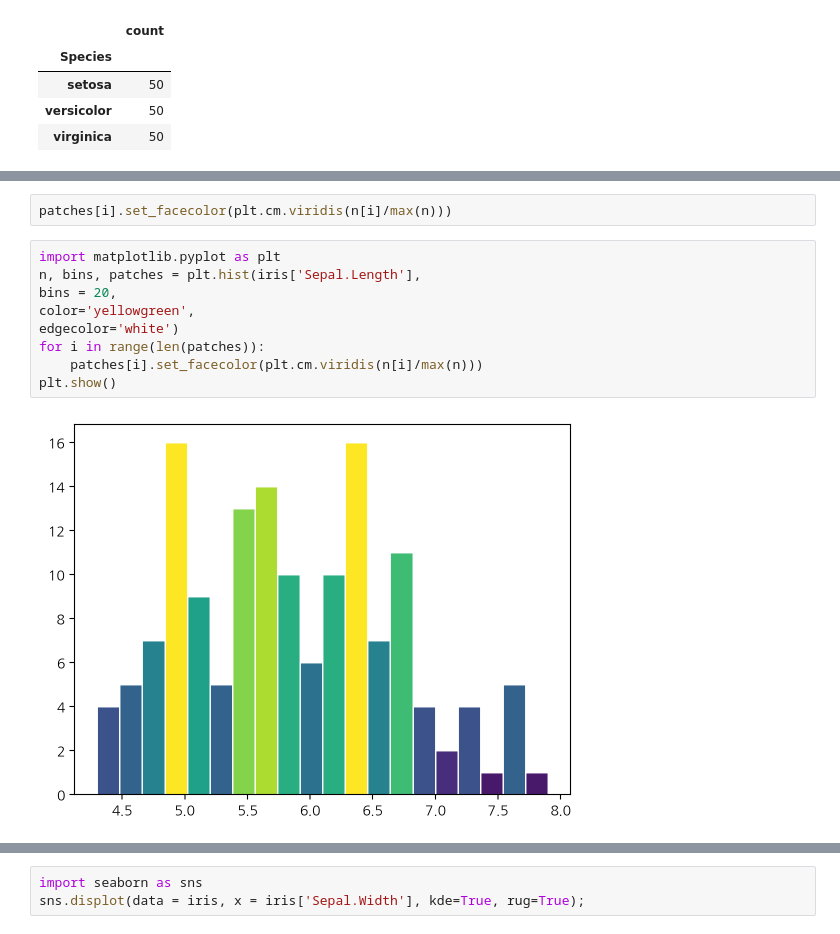
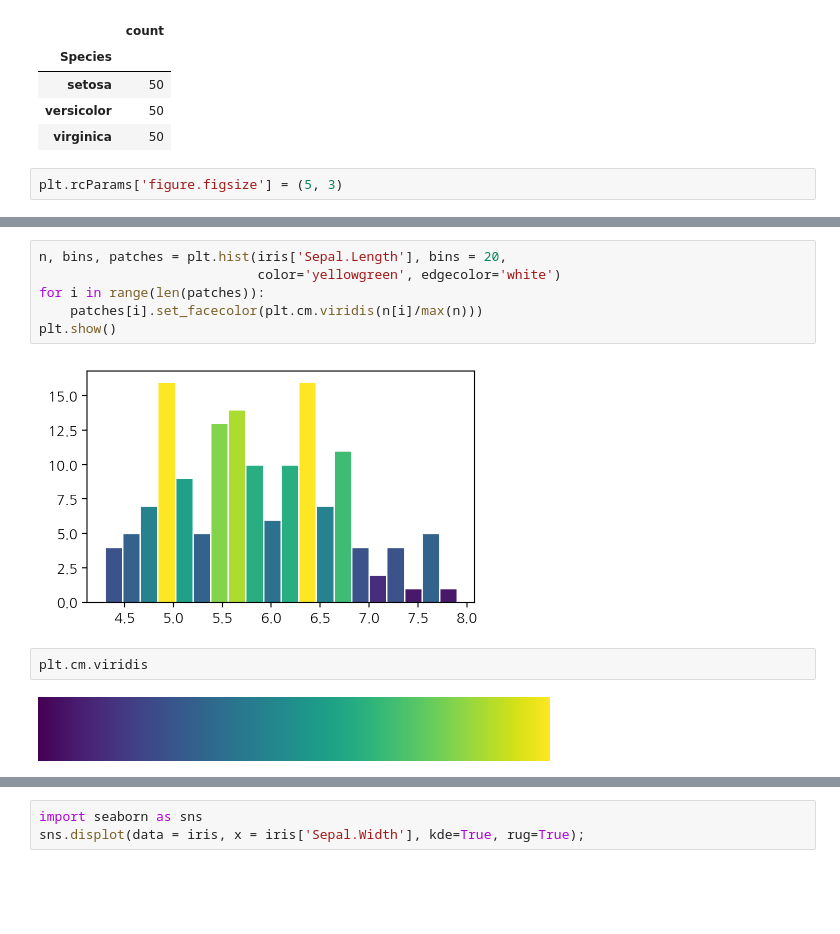
Before and after one commit to andand0912837465-cell/2026-1-BDA, a Jupyter notebook: 10w_data_vis.ipynb, the cells around one changed output, grey strips where cells are left out. Cells and saved outputs as stored; diff of their text form; blank space fills up the shorter version.

```diff
--- a/10w_data_vis.ipynb
+++ b/10w_data_vis.ipynb
@@ -152,5 +171,7 @@ display_side_by_side(iris['Petal.Length'][:5].to_frame(), iris.Species.value_cou
 | setosa | 50 |
 | versicolor | 50 |
 | virginica | 50 |
+# %%
+plt.rcParams['figure.figsize'] = (5, 3)
 # %%
 import matplotlib.pyplot as plt
@@ -171,14 +191,13 @@ print(patches)
-# %%
-patches[i].set_facecolor(plt.cm.viridis(n[i]/max(n)))
 # %%
-import matplotlib.pyplot as plt
-n, bins, patches = plt.hist(iris['Sepal.Length'],
-bins = 20,
-color='yellowgreen',
-edgecolor='white')
+n, bins, patches = plt.hist(iris['Sepal.Length'], bins = 20,
+                            color='yellowgreen', edgecolor='white')
 for i in range(len(patches)):
     patches[i].set_facecolor(plt.cm.viridis(n[i]/max(n)))
 plt.show()
 # %% [output]
-[figure, old version]
+[figure, new version]
+# %%
+plt.cm.viridis
+# %% [output]
+[figure, added]
 # %%
```
Also changed, not shown: parts of 38 cells of this notebook.
